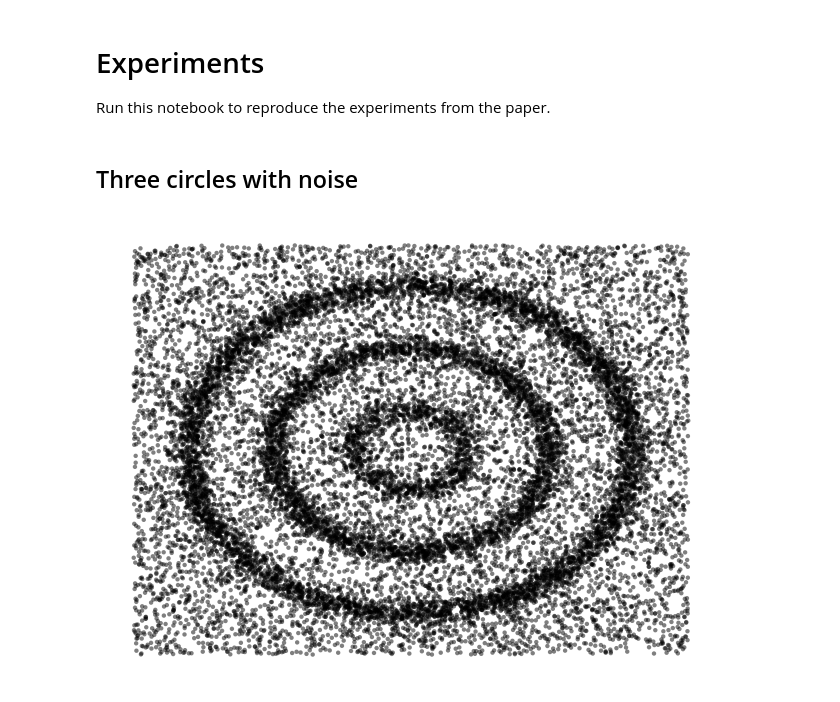
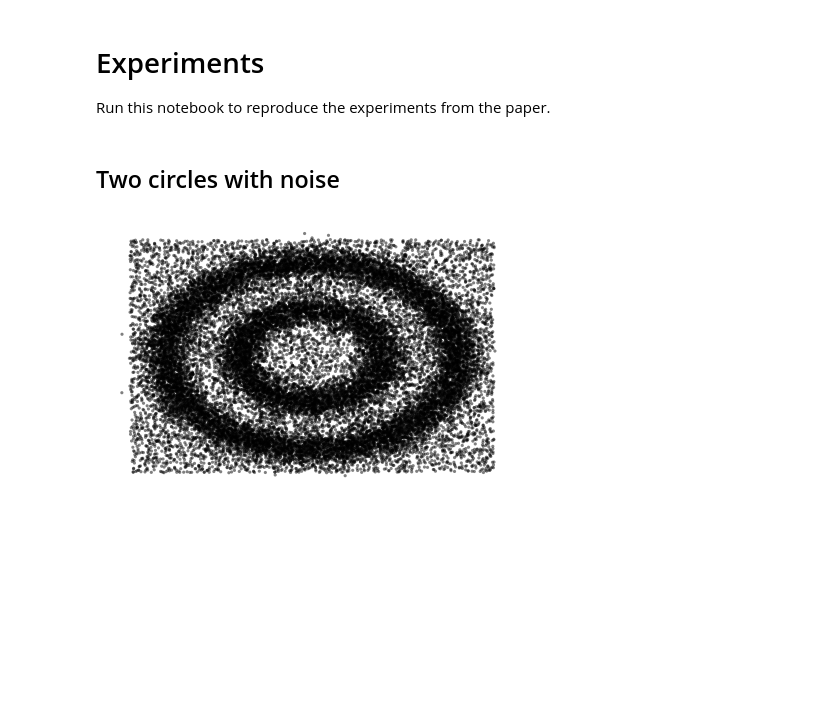
Before and after one commit to odinhg/core, a Jupyter notebook: 04_experiments.ipynb, the cells around one changed output. Saved outputs shown, nothing was run; the diff lists cells and outputs as text; code cells hidden in the pictures; blank space fills up the shorter version.

```diff
--- a/04_experiments.ipynb
+++ b/04_experiments.ipynb
@@ -19,24 +20,22 @@ import warnings
 warnings.filterwarnings('ignore')
 # %%
 rng = np.random.default_rng(seed=0)
+# %%
+N = 20_000
+M = 10_000
+variance = 0.005
+max_ks = [1, 10, 50, 100]
 # %% [markdown]
-## Three circles with noise
+## Two circles with noise
 # %%
-N1 = 5000
-N2 = 3000
-N3 = 1000
-M = 10_000
+Z = ds.sample_double_circle(N, rng, r=0.8, variance=variance)
+Y = ds.sample_rectangle(M, rng)
+X = np.r_[Z, Y]
 
-Z1 = sample_circle(N1, rng, r=0.8, variance=0.001)
-Z2 = sample_circle(N2, rng, r=0.5, variance=0.001)
-Z3 = sample_circle(N3, rng, r=0.2, variance=0.001)
-
-Y = sample_rectangle(M, rng)
-X = np.r_[Z1, Z2, Z3, Y]
 plt.scatter(*X.T, s=10, color="black", alpha=0.5, edgecolor="none")
 plt.gca().axis("off")
 plt.tight_layout()
 plt.show()
 # %% [output]
-[figure, old version]
+[figure, new version]
 # %%
```
Also changed, not shown: parts of 12 cells of this notebook, 2 other files.
